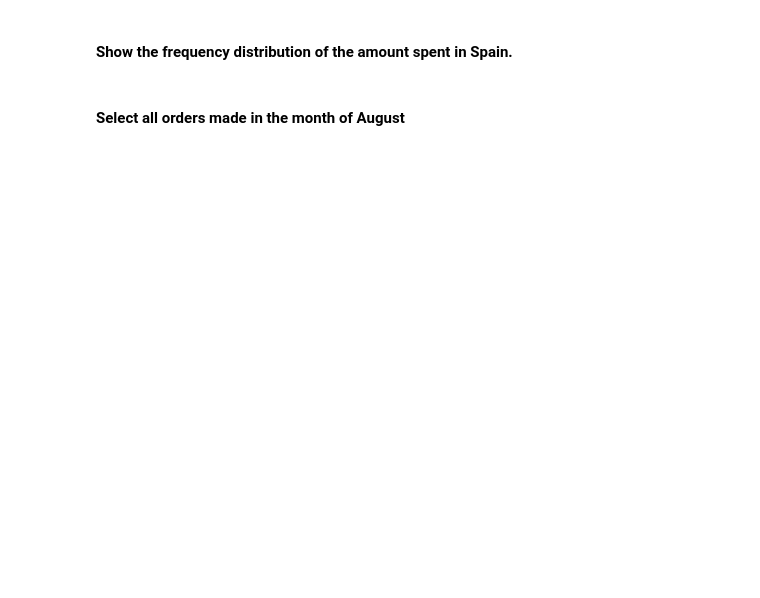
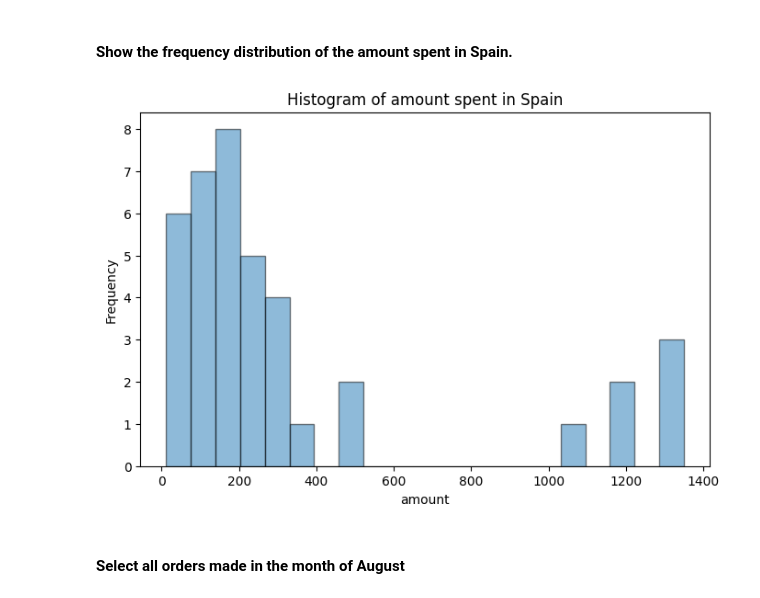
Before and after one commit to v4nui/lab-descriptive-stats-en, a Jupyter notebook: your-code/main.ipynb, the cells around one changed output. Drawn from its saved outputs; the diff is of its cells as text; code cells hidden in the pictures; blank space fills up the shorter version.

```diff
--- a/your-code/main.ipynb
+++ b/your-code/main.ipynb
@@ -160,5 +354,7 @@ In Probability and Statistics, quantiles are cut points dividing the range of a
 #### Open the Orders.csv dataset. Name your dataset orders
 # %%
 # your answer here
+data2 = pd.read_csv('Orders.csv')
+orders = data2.copy()
 # %% [markdown]
 #### Explore your dataset by looking at the data types and the summary statistics. Comment your results
@@ -193,3 +484,5 @@ In Probability and Statistics, quantiles are cut points dividing the range of a
 #### Select orders from Spain that are above 50 items
 # %%
 # your answer here
+orders_spain = orders[(orders['Country']=='Spain')&(orders['Quantity']>50)]
+orders_spain
@@ -213,3 +558,13 @@ In Probability and Statistics, quantiles are cut points dividing the range of a
+# %%
+# your answer here
+plt.figure(figsize=(8, 5))
+plt.hist(orders_spain['amount_spent'], bins=21, edgecolor='black', alpha=0.5)
+plt.title("Histogram of amount spent in Spain")
+plt.xlabel("amount")
+plt.ylabel("Frequency")
+plt.show()
+# %% [output]
+[figure, added]
 # %% [markdown]
 #### Select all orders made in the month of August
 # %%
```
Also changed, not shown: parts of 63 cells of this notebook.
